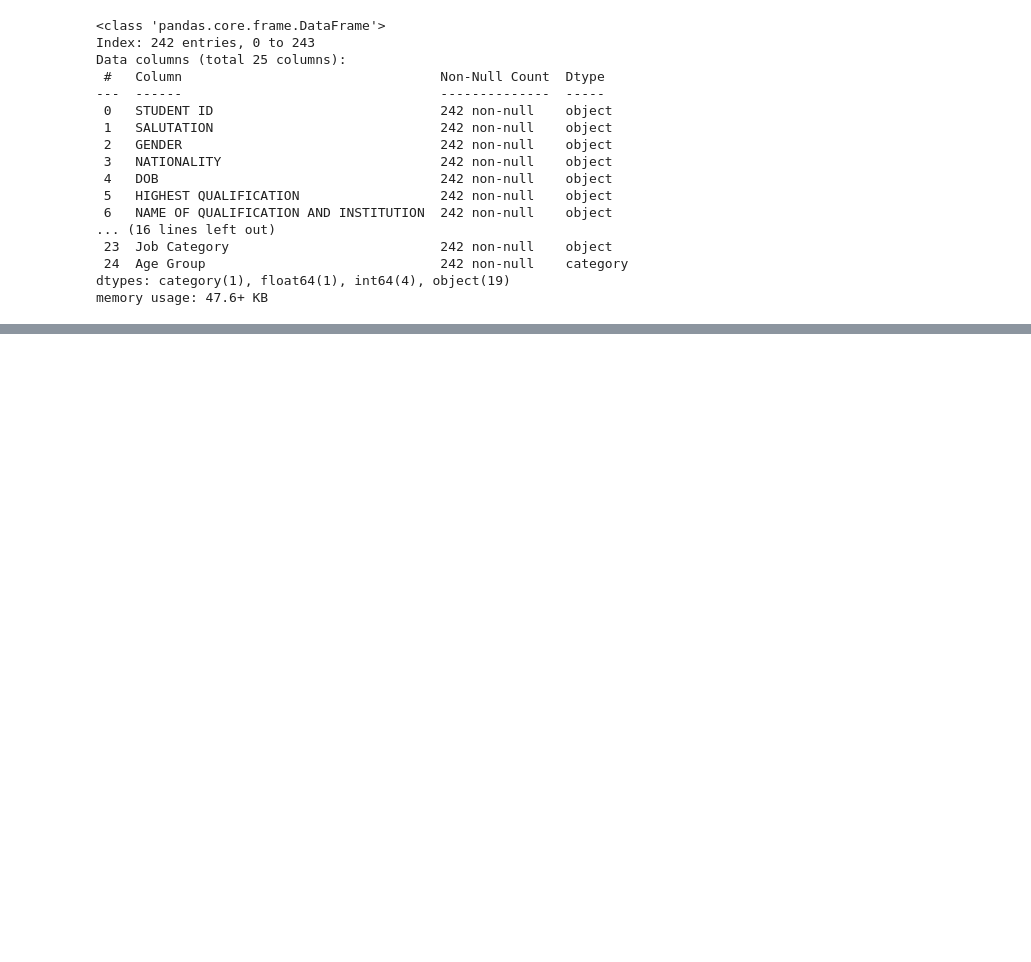
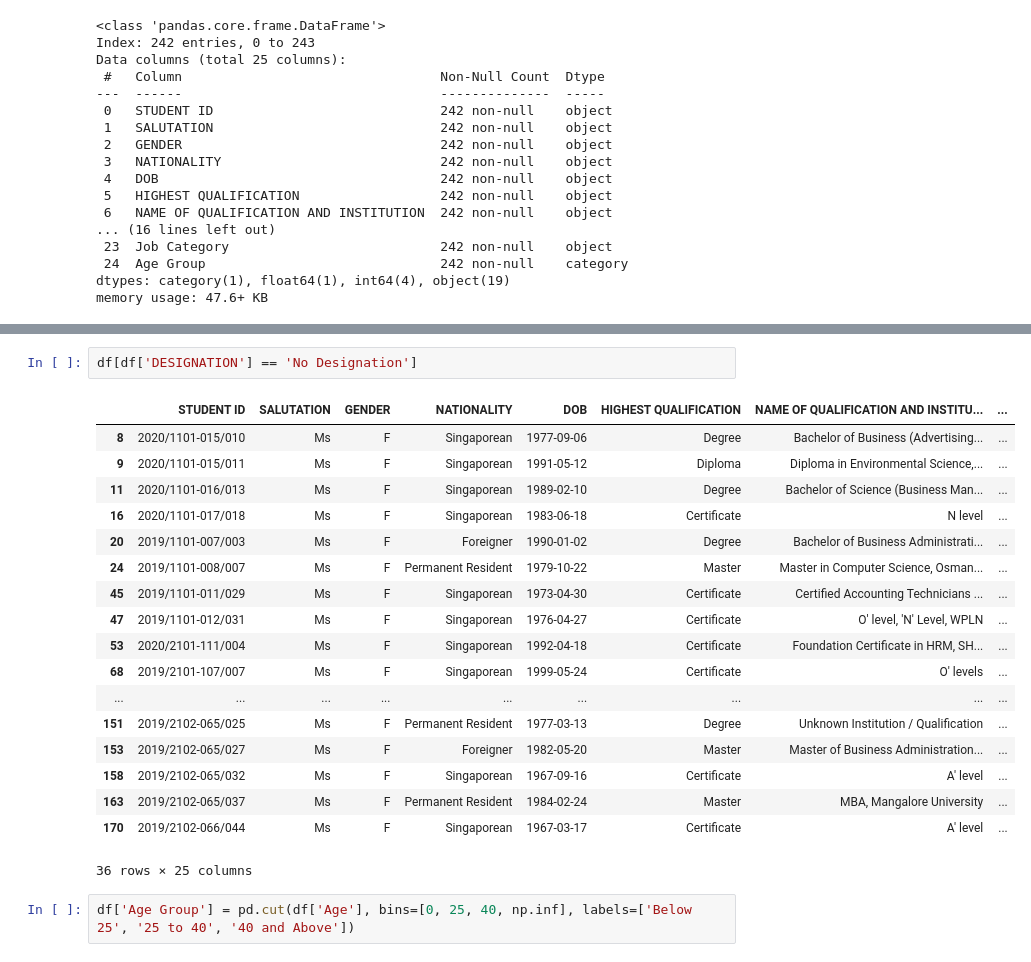
Before and after one commit to REHXZ/DAVI_CA2, a Jupyter notebook: CA2 Part 2.ipynb, the cells around one changed output, grey strips where cells are left out. Cells and saved outputs as stored; diff of their text form; blank space fills up the shorter version.

```diff
--- a/CA2 Part 2.ipynb
+++ b/CA2 Part 2.ipynb
@@ -364,3 +380,26 @@ array(['1101', '2101', '2102', '5112', '5113'], dtype=object)
+# %%
+df[df['DESIGNATION'] == 'No Designation']
+# %% [output]
+|  | STUDENT ID | SALUTATION | GENDER | NATIONALITY | DOB | HIGHEST QUALIFICATION | NAME OF QUALIFICATION AND INSTITU... | ... |
+| 8 | 2020/1101-015/010 | Ms | F | Singaporean | 1977-09-06 | Degree | Bachelor of Business (Advertising... | ... |
+| 9 | 2020/1101-015/011 | Ms | F | Singaporean | 1991-05-12 | Diploma | Diploma in Environmental Science,... | ... |
+| 11 | 2020/1101-016/013 | Ms | F | Singaporean | 1989-02-10 | Degree | Bachelor of Science (Business Man... | ... |
+| 16 | 2020/1101-017/018 | Ms | F | Singaporean | 1983-06-18 | Certificate | N level | ... |
+| 20 | 2019/1101-007/003 | Ms | F | Foreigner | 1990-01-02 | Degree | Bachelor of Business Administrati... | ... |
+| 24 | 2019/1101-008/007 | Ms | F | Permanent Resident | 1979-10-22 | Master | Master in Computer Science, Osman... | ... |
+| 45 | 2019/1101-011/029 | Ms | F | Singaporean | 1973-04-30 | Certificate | Certified Accounting Technicians ... | ... |
+| 47 | 2019/1101-012/031 | Ms | F | Singaporean | 1976-04-27 | Certificate | O' level, 'N' Level, WPLN | ... |
+| 53 | 2020/2101-111/004 | Ms | F | Singaporean | 1992-04-18 | Certificate | Foundation Certificate in HRM, SH... | ... |
+| 68 | 2019/2101-107/007 | Ms | F | Singaporean | 1999-05-24 | Certificate | O' levels | ... |
+| ... | ... | ... | ... | ... | ... | ... | ... | ... |
+| 151 | 2019/2102-065/025 | Ms | F | Permanent Resident | 1977-03-13 | Degree | Unknown Institution / Qualification | ... |
+| 153 | 2019/2102-065/027 | Ms | F | Foreigner | 1982-05-20 | Master | Master of Business Administration... | ... |
+| 158 | 2019/2102-065/032 | Ms | F | Singaporean | 1967-09-16 | Certificate | A' level | ... |
+| 163 | 2019/2102-065/037 | Ms | F | Permanent Resident | 1984-02-24 | Master | MBA, Mangalore University | ... |
+| 170 | 2019/2102-066/044 | Ms | F | Singaporean | 1967-03-17 | Certificate | A' level | ... |
+36 rows × 25 columns
+# %%
+df['Age Group'] = pd.cut(df['Age'], bins=[0, 25, 40, np.inf], labels=['Below 25', '25 to 40', '40 and Above'])
 # %%
 import dash
 import dash_bootstrap_components as dbc
```
Also changed, not shown: parts of 2 cells of this notebook.
